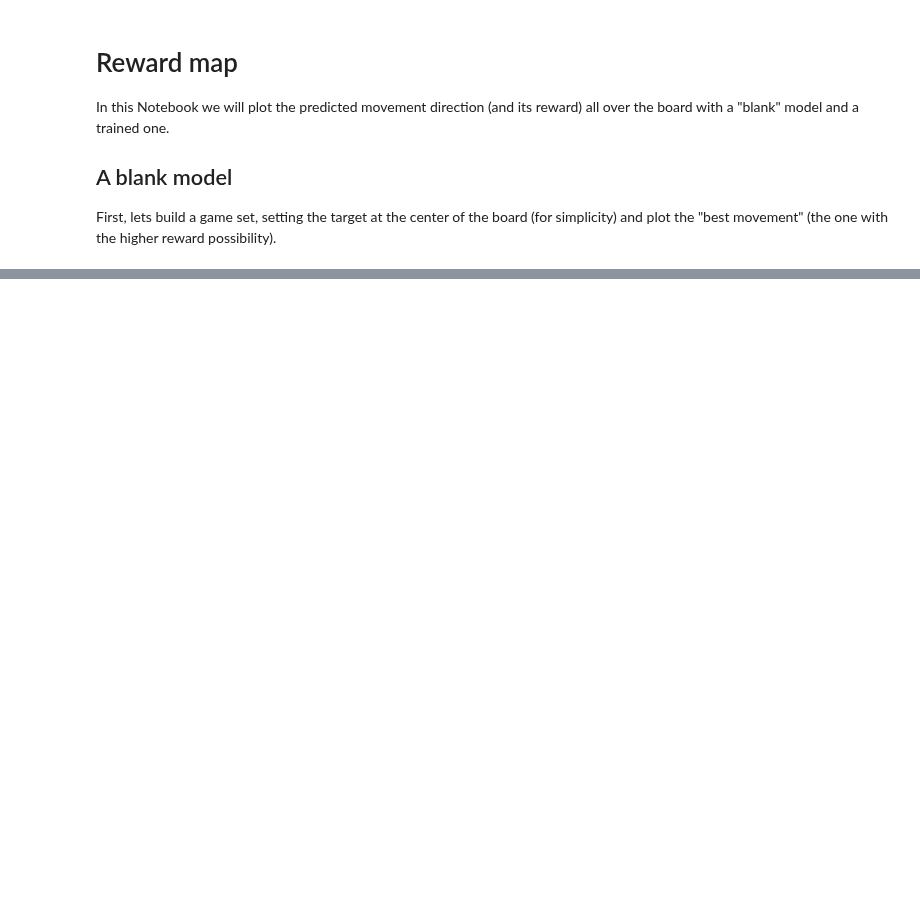
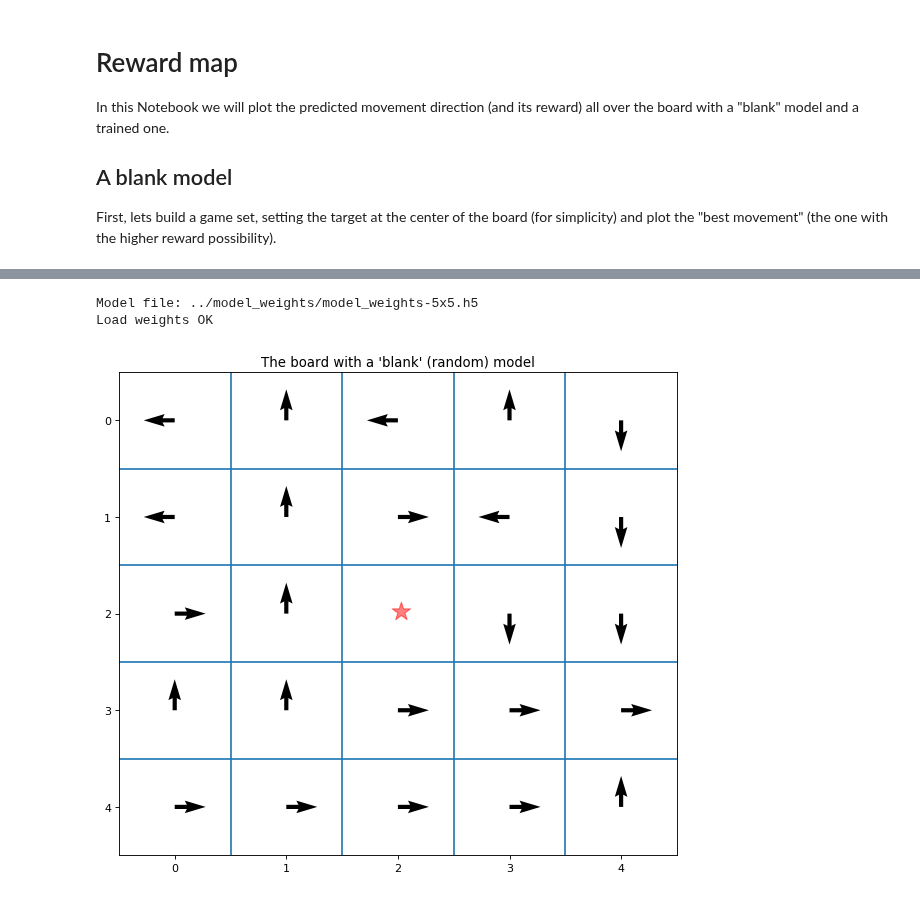
Before and after one commit to tbarreno/ReinforcementLearningPlayground, a Jupyter notebook: notebooks/02-Reward_map.ipynb, the cells around one changed output, grey strips where cells are left out. Saved outputs shown, nothing was run; the diff lists cells and outputs as text; code cells hidden in the pictures; blank space fills up the shorter version.

```diff
--- a/notebooks/02-Reward_map.ipynb
+++ b/notebooks/02-Reward_map.ipynb
@@ -96,0 +91,79 @@ plt.show()
+# %%
+# %load_ext autoreload
+# %autoreload 2
+import importlib
+importlib.reload(learning)
+
+# Load the game (5x5)
+board_size = 5
+the_game = gaming.SeekGame(board_size, board_size)
+
+model = learning.ModelBuilder(name="5x5",
+                              width=the_game.width,
+                              height=the_game.height,
+                              weights_directory="../model_weights")
+
+print(f"Model file: {model.model_file}")
+if model.load_weights():
+    print(f"Load weights OK")
+else:
+    print(f"Failed to load weights: this model is not trained!")
+
+# Set the target in the center
+the_game.set_target_position(2, 2)
+
+# Arrays for the directions
+X = np.zeros((board_size, board_size))
+Y = np.zeros((board_size, board_size))
+
+# Get the predicted direction at each point
+for idx_x in range(0, board_size):
+    for idx_y in range(0, board_size):
+
+        # Skip the target point
+        if (the_game.target_x == idx_x) and (the_game.target_y == idx_y):
+            X[idx_x, idx_y] = None
+            continue
+
+        # set the player in the point
+        the_game.set_player_position(idx_x, idx_y)
+        input_t = the_game.get_board_vector()
+        prediction = model.next_action(input_t)
+
+        # Up
+        if prediction == 0:
+            X[idx_x, idx_y] = 1.0
+        # Right
+        elif prediction == 1:
+            Y[idx_x, idx_y] = 1.0
+        # Down
+        elif prediction == 2:
+            X[idx_x, idx_y] = -1.0
+        # Left
+        elif prediction == 3:
+            Y[idx_x, idx_y] = -1.0
+
+
+# Now lets plot the board
+plt.figure(figsize=(9, 8), dpi= 80)
+plt.title("The board with a 'blank' (random) model")
+
+# Grid lines
+grid_x = np.array([ -0.5, 0.5, 1.5, 2.5, 3.5 ])
+grid_y = np.array([ -0.5, 0.5, 1.5, 2.5, 3.5 ])
+
+plt.xlim(-0.5, 4.5)
+plt.ylim(4.5, -0.5)
+for i in range(1, 5):
+    plt.axhline(y=(i-0.5))
+    plt.axvline(x=(i-0.5))
+plt.quiver(X, Y)
+
+# Plot a symbol over the target
+plt.plot(the_game.target_x, the_game.target_y, "ro", alpha=0.5, marker=r'$\star$', markersize=22)
+
+plt.show()
+# %% [output]
+Model file: ../model_weights/model_weights-5x5.h5
+Load weights OK
+[figure, added]
```
Also changed, not shown: parts of 3 cells of this notebook, 4 other files.
